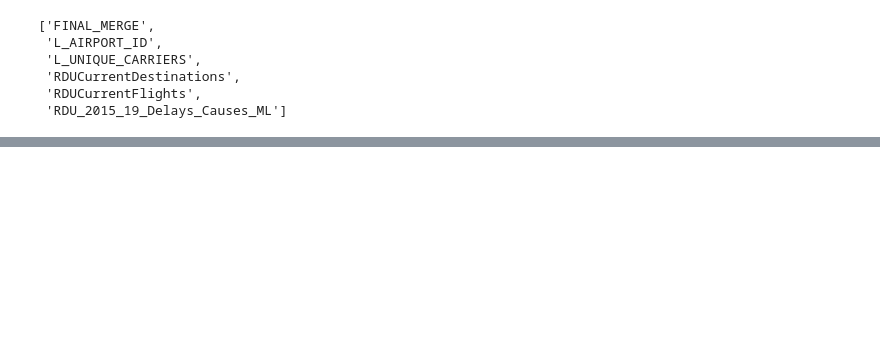
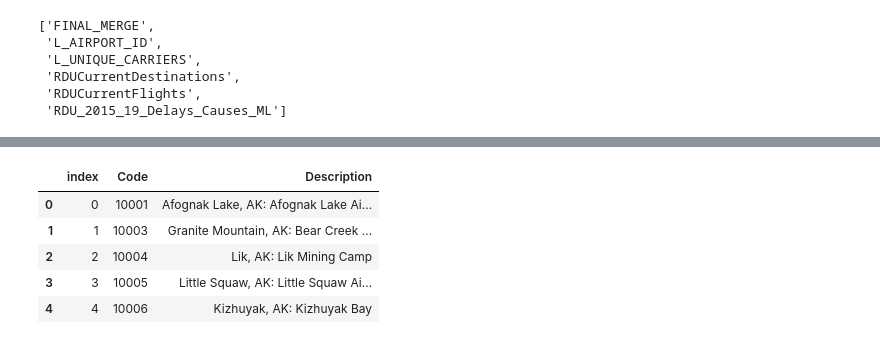
Before and after one commit to asdemonet/where-can-we-go, a Jupyter notebook: Resources/to_SQL.ipynb, the cells around one changed output, grey strips where cells are left out. Drawn from its saved outputs; the diff is of its cells as text; code cells hidden in the pictures; blank space fills up the shorter version.

```diff
--- a/Resources/to_SQL.ipynb
+++ b/Resources/to_SQL.ipynb
@@ -50,4 +70,11 @@ NameError: name 'FINAL_MERGE_df' is not defined
 # %%
-FINAL_MERGE.to_sql(name='FINAL_MERGE', con=engine, if_exists='replace', index=False)
-pd.read_sql_query('select * from "FINAL_MERGE"', con=engine).head()
+L_AIRPORT_ID.to_sql(name='L_AIRPORT_ID', con=engine, if_exists='replace')
+pd.read_sql_query('select * from "L_AIRPORT_ID"', con=engine).head()
+# %% [output]
+|  | index | Code | Description |
+| 0 | 0 | 10001 | Afognak Lake, AK: Afognak Lake Ai... |
+| 1 | 1 | 10003 | Granite Mountain, AK: Bear Creek ... |
+| 2 | 2 | 10004 | Lik, AK: Lik Mining Camp |
+| 3 | 3 | 10005 | Little Squaw, AK: Little Squaw Ai... |
+| 4 | 4 | 10006 | Kizhuyak, AK: Kizhuyak Bay |
 # %%
```
Also changed, not shown: parts of 11 cells of this notebook, 3 other files.
